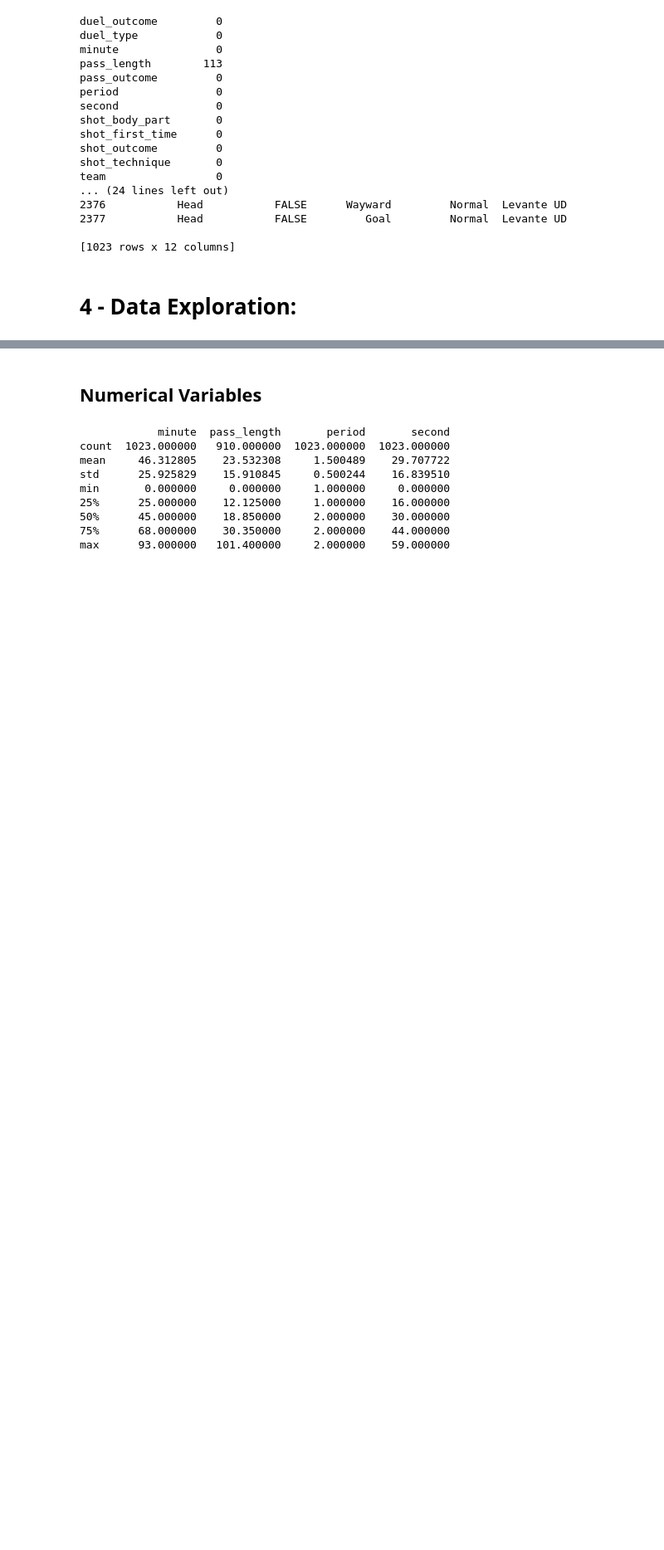
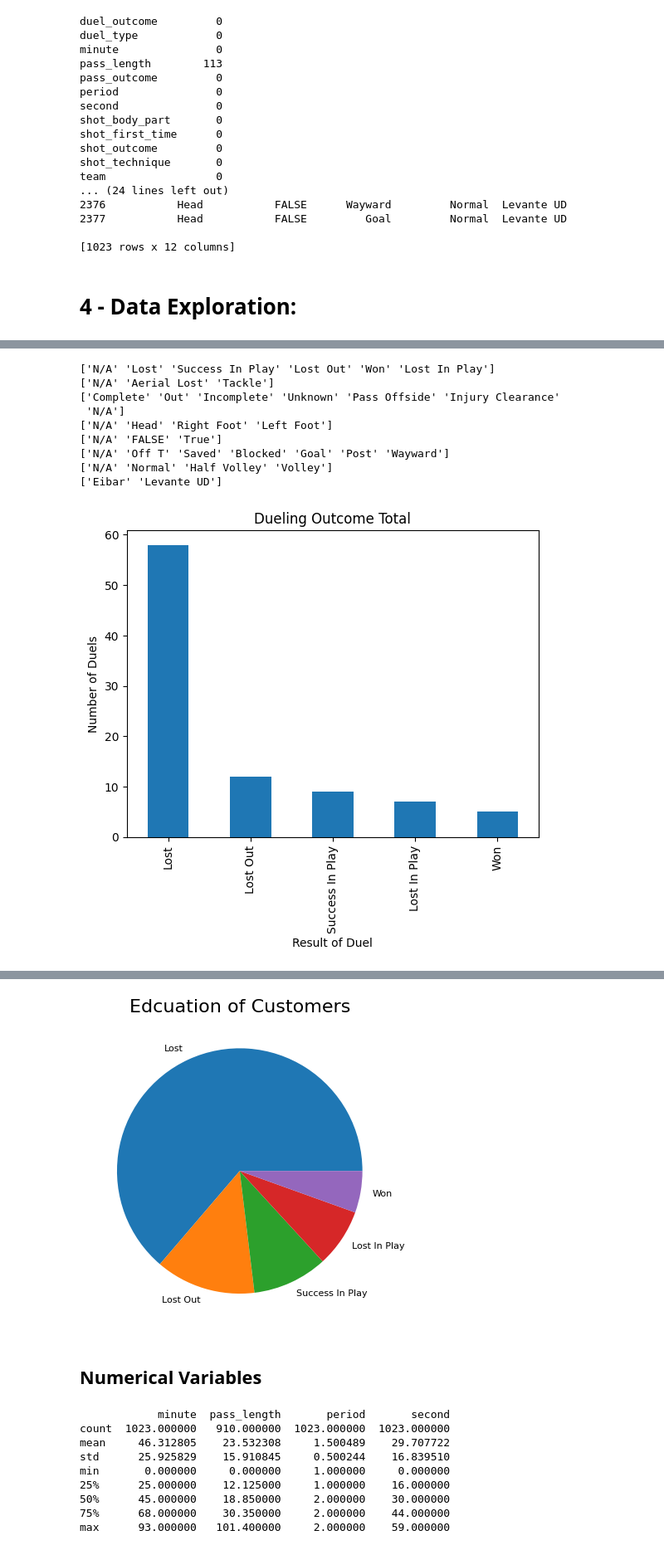
Before and after one commit to NojusMat/DataScience_CA2, a Jupyter notebook: NojusMatuseviciusDAProject.ipynb, the cells around one changed output, grey strips where cells are left out. Shown at 83% size. Cells and saved outputs as stored; diff of their text form; code cells hidden in the pictures; blank space fills up the shorter version.

Commit message:
Univariate-Categorical-Dueling Outcome

```diff
--- a/NojusMatuseviciusDAProject.ipynb
+++ b/NojusMatuseviciusDAProject.ipynb
@@ -191,0 +196,50 @@ team                 0
+# %%
+# Univariate for categorical variables such as duel outcome, duel type, pass outcome, shot body part, shot first time, shot outcome, shot technique, team
+print(data.duel_outcome.unique())
+print(data.duel_type.unique())
+print(data.pass_outcome.unique())
+print(data.shot_body_part.unique())
+print(data.shot_first_time.unique())
+print(data.shot_outcome.unique())
+print(data.shot_technique.unique())
+print(data.team.unique())
+
+#Calculate the number of each duel outcome status
+numberOfDuelOutcome = data.duel_outcome.value_counts() #Gives a panda series
+
+#Filtering the N/A out
+filtered_DuelOutcome = data[data['duel_outcome'] != 'N/A']
+# Plot bar char with pandas plot method
+filtered_DuelOutcome['duel_outcome'].value_counts().plot.bar()#Gives a panda series
+plt.title("Dueling Outcome Total")
+plt.ylabel("Number of Duels")
+plt.xlabel("Result of Duel")
+plt.show()
+
+# Let's calculate the percentage of each duel type propability.
+filtered_DuelOutcome1 = filtered_DuelOutcome['duel_outcome'].value_counts(normalize=True)*100
+filtered_DuelOutcome1.plot.bar()
+plt.title("Duel Outcome Probability")
+plt.xlabel("Result of Duel")
+plt.ylabel("% of Duels")
+plt.show()
+
+#OR maybe use a pie chart to explore the education data
+#First calculate the percentage of each education category.
+figure(num=None, figsize=(6, 6), dpi=80, facecolor='w', edgecolor='k')
+filtered_DuelOutcome2 = filtered_DuelOutcome['duel_outcome'].value_counts(normalize=True)
+filtered_DuelOutcome2.plot.pie()
+plt.title("Edcuation of Customers", size=20)
+plt.ylabel("")
+plt.show()
+# %% [output]
+['N/A' 'Lost' 'Success In Play' 'Lost Out' 'Won' 'Lost In Play']
+['N/A' 'Aerial Lost' 'Tackle']
+['Complete' 'Out' 'Incomplete' 'Unknown' 'Pass Offside' 'Injury Clearance'
+ 'N/A']
+['N/A' 'Head' 'Right Foot' 'Left Foot']
+['N/A' 'FALSE' 'True']
+['N/A' 'Off T' 'Saved' 'Blocked' 'Goal' 'Post' 'Wayward']
+['N/A' 'Normal' 'Half Volley' 'Volley']
+['Eibar' 'Levante UD']
+[figure, added]
@@ -192,3 +247,4 @@ team                 0
+[figure, added]
 # %% [markdown]
 ## Numerical Variables
 # %%
```
Also changed, not shown: parts of 4 cells of this notebook.
